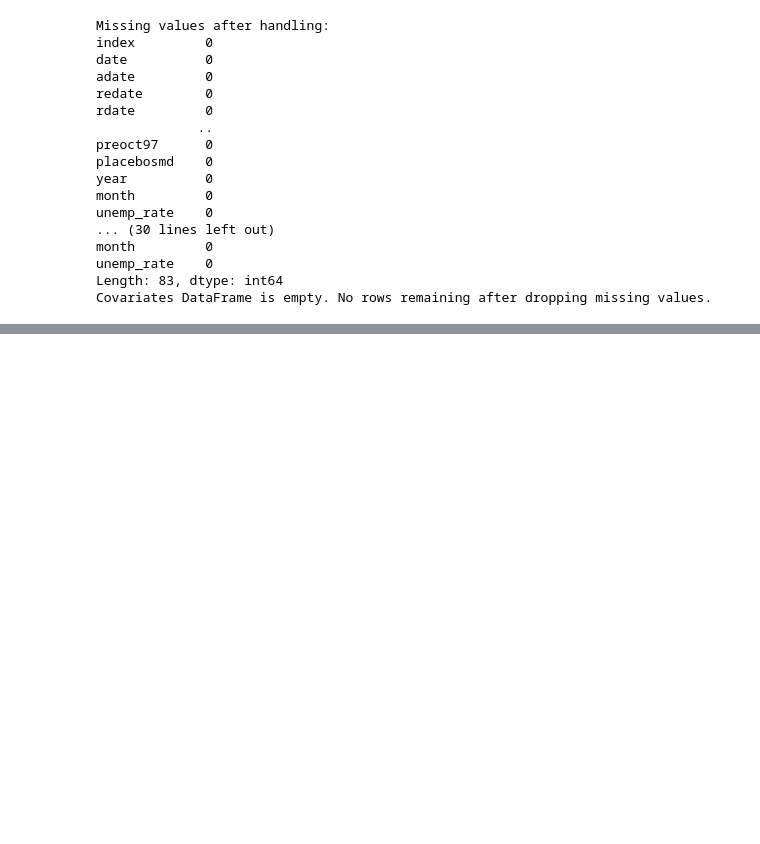
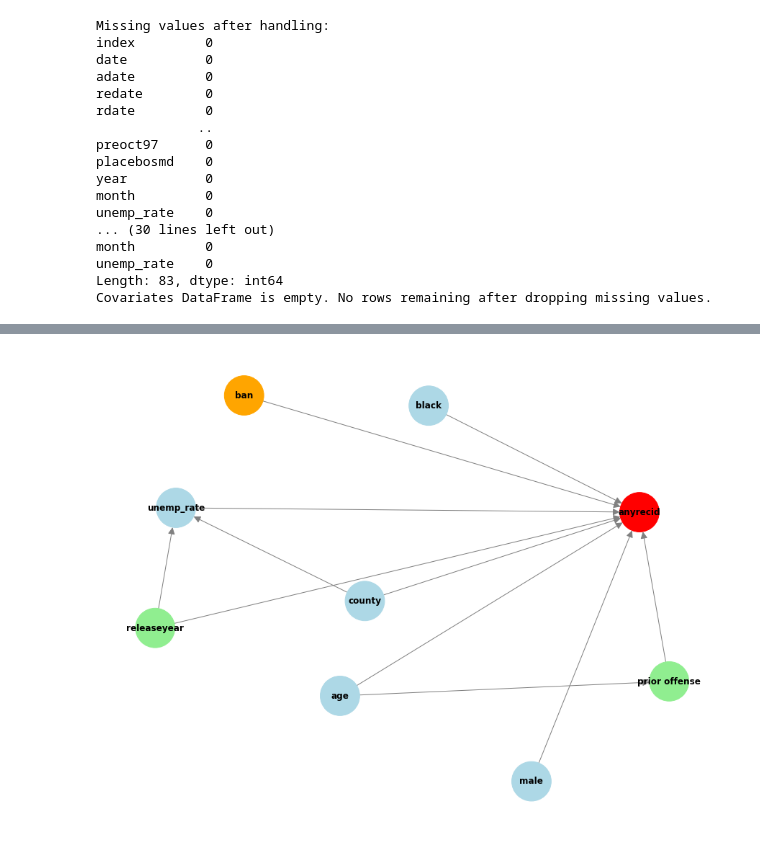
Before and after one commit to edithl1/Term_project_recidivism, a Jupyter notebook: Term Project.ipynb, the cells around one changed output, grey strips where cells are left out. Drawn from its saved outputs; the diff is of its cells as text; code cells hidden in the pictures; blank space fills up the shorter version.

```diff
--- a/Term Project.ipynb
+++ b/Term Project.ipynb
@@ -1117,0 +1068,61 @@ Covariates DataFrame is empty. No rows remaining after dropping missing values.
+# %%
+import networkx as nx
+import matplotlib.pyplot as plt
+
+# Create a directed acyclic graph
+G = nx.DiGraph()
+
+# Define variables in different categories
+demographic_vars = ['age', 'black', 'male','county']
+criminal_vars = ['prior offense','releaseyear']
+economic_vars = ['unemp_rate']
+policy_vars = ['ban']
+outcome_var = ['anyrecid']
+
+# Add all nodes to the graph
+all_vars = demographic_vars + criminal_vars + economic_vars + policy_vars + outcome_var
+for var in all_vars:
+    G.add_node(var)
+
+# Define relationships by adding edges
+for var in demographic_vars:
+    G.add_edge(var, 'anyrecid')
+for var in criminal_vars:
+    G.add_edge(var, 'anyrecid')
+G.add_edge('unemp_rate', 'anyrecid')
+G.add_edge('ban', 'anyrecid')
+G.add_edge('age', 'prior offense')
+G.add_edge('releaseyear', 'unemp_rate')
+G.add_edge('county','unemp_rate')
+
+# Draw the graph with adjusted arrow settings
+plt.figure(figsize=(12, 9))
+pos = nx.spring_layout(G, k=0.9, iterations=50)
+
+# Define node colors
+node_colors = []
+for node in G.nodes():
+    if node == 'anyrecid':
+        node_colors.append('red')
+    elif node == 'ban':
+        node_colors.append('orange')
+    elif node == 'unemployment':
+        node_colors.append('lightpink')
+    elif node in ['prior offense', 'number of prior offenses','releaseyear']:
+        node_colors.append('lightgreen')
+    else:
+        node_colors.append('lightblue')  # Default color for other nodes
+
+# Draw nodes and edges with specified colors
+nx.draw(G, pos, node_size=3000, node_color=node_colors,
+        edge_color='grey', arrows=True, arrowstyle='-|>', arrowsize=20, width=1)
+
+# Draw labels
+nx.draw_networkx_labels(G, pos, font_size=12, font_weight='bold')
+
+# Save and display the plot
+#plt.savefig('dag_control_1.png', format='png', dpi=300, bbox_inches='tight')
+plt.tight_layout()
+plt.show();
+# %% [output]
+[figure, added]
```
Also changed, not shown: parts of 17 cells of this notebook, 1 other file.
